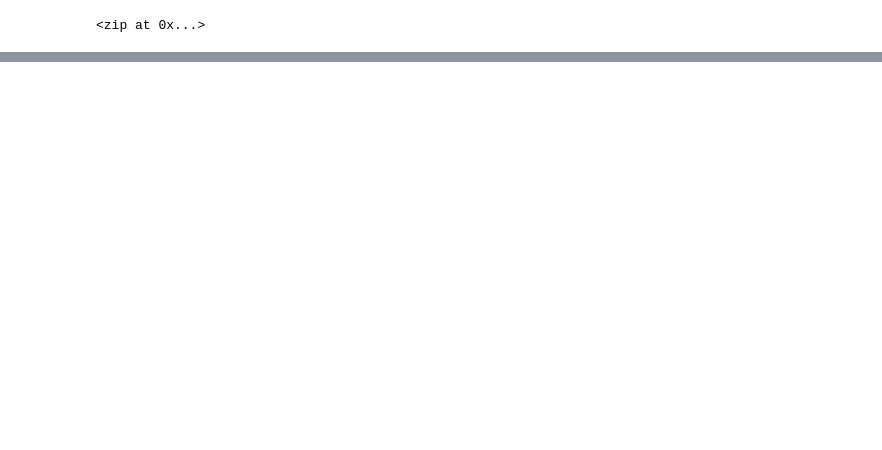
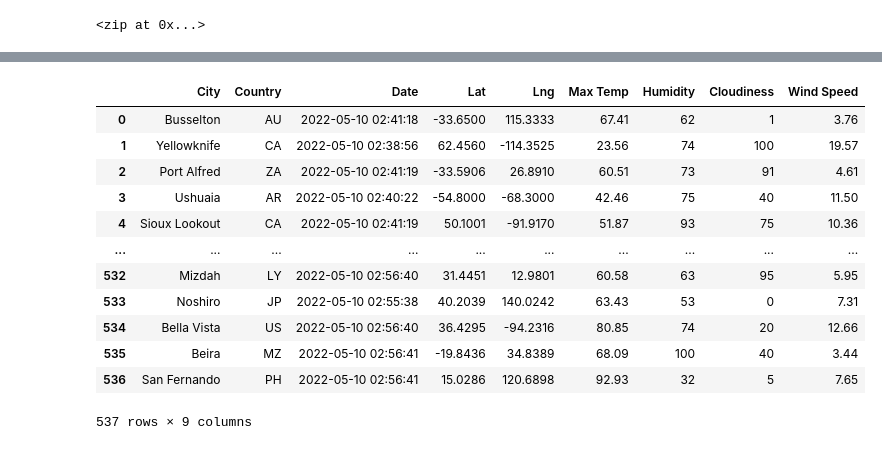
Before and after one commit to jinnabelle/World_Weather_Analysis, a Jupyter notebook: WeatherPy.ipynb, the cells around one changed output, grey strips where cells are left out. Cells and saved outputs as stored; diff of their text form; code cells hidden in the pictures; blank space fills up the shorter version.

```diff
--- a/WeatherPy.ipynb
+++ b/WeatherPy.ipynb
@@ -77,0 +88,4 @@ len(cities)
+# %%
+# Starting URL for Weather Map API Call.
+url = "http://api.openweathermap.org/data/2.5/weather?units=Imperial&APPID=" + weather_api_key
+print(url)
@@ -77,0 +94,11 @@ len(cities)
+# %%
+# Create an empty list to hold the weather data.
+city_data = []
+
+# Print the beginning of the logging.
+print("Beginning Data Retrieval     ")
+print("-----------------------------")
+
+# Create counters.
+record_count = 1
+set_count = 1
@@ -77,0 +179,4 @@ len(cities)
+# %%
+# Convert the array of dictionaries to a Pandas DataFrame.
+city_data_df = pd.DataFrame(city_data)
+city_data_df.head(10)
@@ -77,0 +195,18 @@ len(cities)
+# %%
+new_column_order = ["City", "Country", "Date", "Lat", "Lng", "Max Temp", "Humidity", "Cloudiness", "Wind Speed"]
+city_data_df = city_data_df[new_column_order]
+city_data_df
+# %% [output]
+|  | City | Country | Date | Lat | Lng | Max Temp | Humidity | Cloudiness | Wind Speed |
+| 0 | Busselton | AU | 2022-05-10 02:41:18 | -33.6500 | 115.3333 | 67.41 | 62 | 1 | 3.76 |
+| 1 | Yellowknife | CA | 2022-05-10 02:38:56 | 62.4560 | -114.3525 | 23.56 | 74 | 100 | 19.57 |
+| 2 | Port Alfred | ZA | 2022-05-10 02:41:19 | -33.5906 | 26.8910 | 60.51 | 73 | 91 | 4.61 |
+| 3 | Ushuaia | AR | 2022-05-10 02:40:22 | -54.8000 | -68.3000 | 42.46 | 75 | 40 | 11.50 |
+| 4 | Sioux Lookout | CA | 2022-05-10 02:41:19 | 50.1001 | -91.9170 | 51.87 | 93 | 75 | 10.36 |
+| ... | ... | ... | ... | ... | ... | ... | ... | ... | ... |
+| 532 | Mizdah | LY | 2022-05-10 02:56:40 | 31.4451 | 12.9801 | 60.58 | 63 | 95 | 5.95 |
+| 533 | Noshiro | JP | 2022-05-10 02:55:38 | 40.2039 | 140.0242 | 63.43 | 53 | 0 | 7.31 |
+| 534 | Bella Vista | US | 2022-05-10 02:56:40 | 36.4295 | -94.2316 | 80.85 | 74 | 20 | 12.66 |
+| 535 | Beira | MZ | 2022-05-10 02:56:41 | -19.8436 | 34.8389 | 68.09 | 100 | 40 | 3.44 |
+| 536 | San Fernando | PH | 2022-05-10 02:56:41 | 15.0286 | 120.6898 | 92.93 | 32 | 5 | 7.65 |
+537 rows × 9 columns
```
Also changed, not shown: parts of 12 cells of this notebook, 3 other files.
